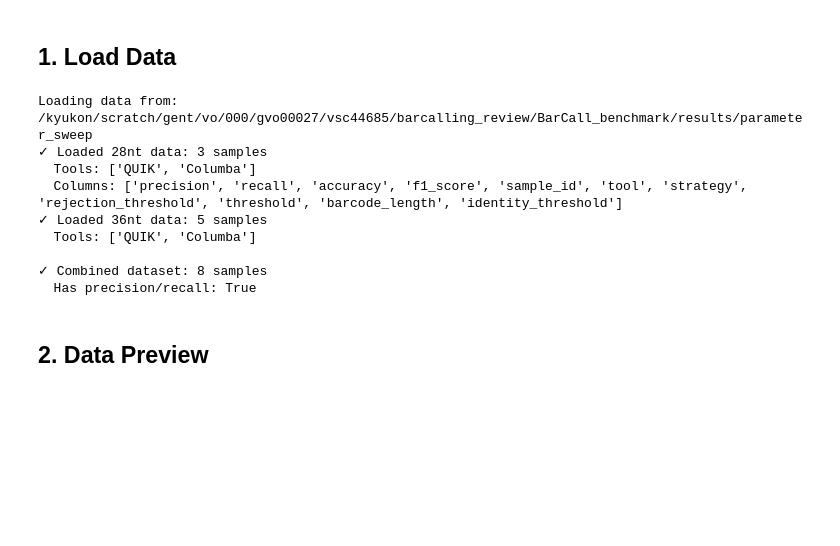
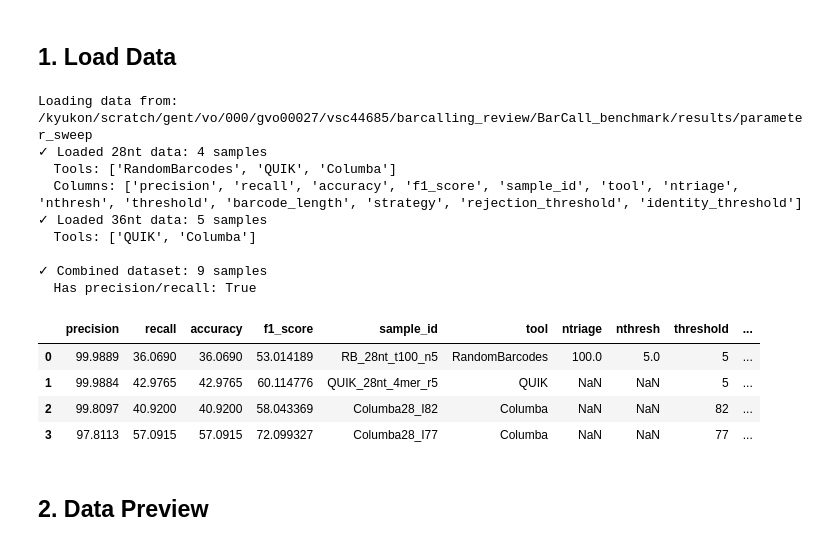
Before and after one commit to OncoRNALab/BarcodeCalling_benchmark, a Jupyter notebook: notebooks/01_precision_recall_curves_28_36nt.ipynb, the cells around one changed output. Cells and saved outputs as stored; diff of their text form; code cells hidden in the pictures; blank space fills up the shorter version.

```diff
--- a/notebooks/precision_recall_curves_28_36nt.ipynb
+++ b/notebooks/01_precision_recall_curves_28_36nt.ipynb
@@ -98,8 +98,8 @@ def load_precision_reports_for_length(base_dir, barcode_length):
                 if 'randombarcodes' in str(sweep_dir):
                     metrics['tool'] = 'RandomBarcodes'
                     # Parse t100_n9 format
-                    if '_t' in param_dir and '_n' in param_dir:
-                        metrics['ntriage'] = int(param_dir.split('_t')[1].split('_')[0])
+                    if 't' in param_dir and '_n' in param_dir:
+                        metrics['ntriage'] = int(param_dir.split('t')[1].split('_')[0])
                         metrics['nthresh'] = int(param_dir.split('_n')[1])
                         metrics['threshold'] = metrics['nthresh']
                 elif 'quik' in str(sweep_dir):
@@ -152,14 +152,23 @@ if not df_all.empty:
     print(f"  Has precision/recall: {('precision' in df_all.columns) and ('recall' in df_all.columns)}")
 # %% [output]
 Loading data from: /kyukon/scratch/gent/vo/000/gvo00027/vsc44685/barcalling_review/BarCall_benchmark/results/parameter_sweep
-✓ Loaded 28nt data: 3 samples
-  Tools: ['QUIK', 'Columba']
-  Columns: ['precision', 'recall', 'accuracy', 'f1_score', 'sample_id', 'tool', 'strategy', 'rejection_threshold', 'threshold', 'barcode_length', 'identity_threshold']
+✓ Loaded 28nt data: 4 samples
+  Tools: ['RandomBarcodes', 'QUIK', 'Columba']
+  Columns: ['precision', 'recall', 'accuracy', 'f1_score', 'sample_id', 'tool', 'ntriage', 'nthresh', 'threshold', 'barcode_length', 'strategy', 'rejection_threshold', 'identity_threshold']
 ✓ Loaded 36nt data: 5 samples
   Tools: ['QUIK', 'Columba']
 
-✓ Combined dataset: 8 samples
+✓ Combined dataset: 9 samples
   Has precision/recall: True
+# %%
+df_28nt = load_precision_reports_for_length(BASE_DIR, 28)
+df_28nt
+# %% [output]
+|  | precision | recall | accuracy | f1_score | sample_id | tool | ntriage | nthresh | threshold | ... |
+| 0 | 99.9889 | 36.0690 | 36.0690 | 53.014189 | RB_28nt_t100_n5 | RandomBarcodes | 100.0 | 5.0 | 5 | ... |
+| 1 | 99.9884 | 42.9765 | 42.9765 | 60.114776 | QUIK_28nt_4mer_r5 | QUIK | NaN | NaN | 5 | ... |
+| 2 | 99.8097 | 40.9200 | 40.9200 | 58.043369 | Columba28_I82 | Columba | NaN | NaN | 82 | ... |
+| 3 | 97.8113 | 57.0915 | 57.0915 | 72.099327 | Columba28_I77 | Columba | NaN | NaN | 77 | ... |
 # %% [markdown]
 ## 2. Data Preview
 # %%
```
Also changed, not shown: 30 other files.
